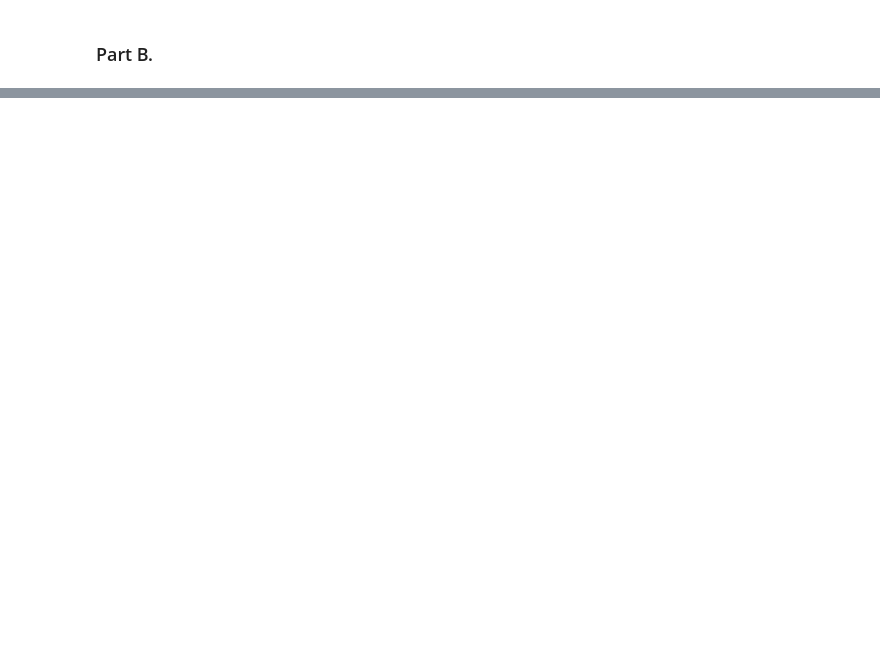
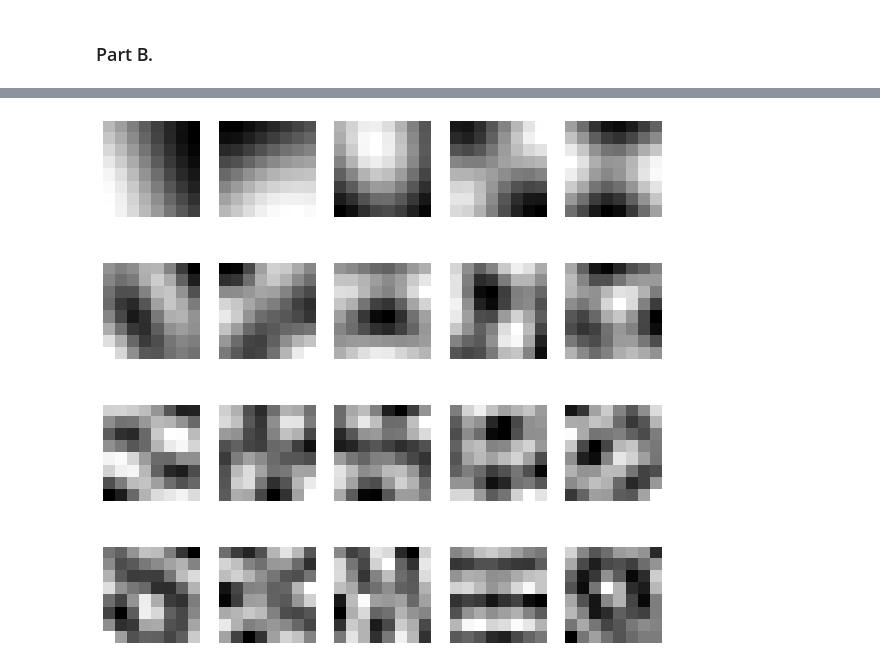
Before and after one commit to nahbos/AUT-Pattern-Recognition, a Jupyter notebook: SPR_HW3/EX03_Q4.ipynb, the cells around one changed output, grey strips where cells are left out. Drawn from its saved outputs; the diff is of its cells as text; code cells hidden in the pictures; blank space fills up the shorter version.

```diff
--- a/SPR_HW3/EX03_Q4.ipynb
+++ b/SPR_HW3/EX03_Q4.ipynb
@@ -50,16 +52,18 @@ def patch_extract(img):
 
     channels = channel_merger(img)
     # Using skimage to patching the images
-    dataset = []
+    datas = []
     for channel in channels:
+        dataset = []
         blocks = view_as_blocks(channel, block_shape=(patch_size, patch_size))
-        for j in range(blocks.shape[1]):
-            for i in range(blocks.shape[0]):
+        for i in range(blocked.shape[0]):
+            for j in range(blocked.shape[1]):
                 dataset.append(blocks[i][j].reshape(patch_size ** 2))
+        datas.append(pd.DataFrame(dataset))
 
-    return pd.DataFrame(dataset)
+    return datas
 # %%
-dataset_donald = patch_extract(donald)
+dataset_donald = patch_extract(donald)[0]
 dataset_donald.shape
 # %% [output]
 (4200, 64)
@@ -92,0 +81,3 @@ trans_pca_b = pca_b.transform(df_blue)
+# %%
+donaldcov = dataset_donald.cov()
+donaldcov
@@ -92,0 +102,7 @@ trans_pca_b = pca_b.transform(df_blue)
+# %%
+pca_donald = PCA(n_components=20)
+reduced_donald = pca_donald.fit_transform(donaldcov)
+for val, vec in zip(pca_donald.explained_variance_, pca_donald.components_):
+    print('eigenvalue: {}'.format(val))
+    print('eigenvector: {}'.format(vec))
+    print()
@@ -92,0 +127,8 @@ trans_pca_b = pca_b.transform(df_blue)
+# %%
+fig, ax = plt.subplots(4, 5, figsize=(10, 10))
+[axi.set_axis_off() for axi in ax.ravel()]
+
+for i, ax in enumerate(fig.axes):
+    ax.imshow(pca_donald.components_[i].reshape(8, 8), cmap=plt.cm.binary)
+# %% [output]
+[figure, added]
```
Also changed, not shown: parts of 13 cells of this notebook.
